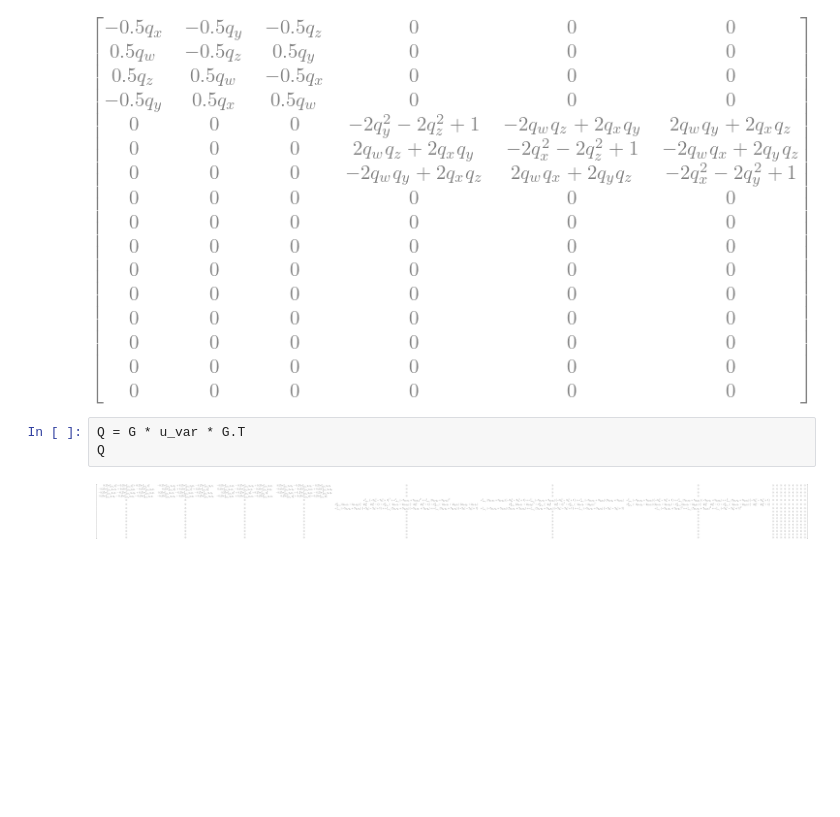
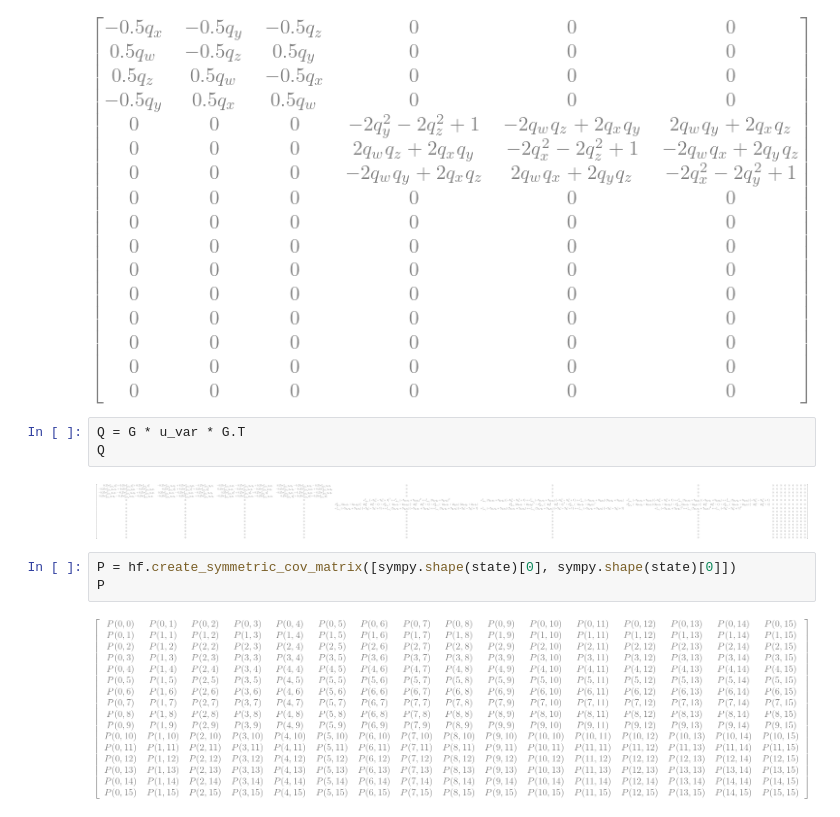
Before and after one commit to lennartalff/state_estimation, a Jupyter notebook: equations/ekf.ipynb, the cells around one changed output. Drawn from its saved outputs; the diff is of its cells as text; blank space fills up the shorter version.

```diff
--- a/equations/ekf.ipynb
+++ b/equations/ekf.ipynb
@@ -185,4 +185,9 @@ Q = G * u_var * G.T
 Q
 # %% [output]
 [figure]
+# %%
+P = hf.create_symmetric_cov_matrix([sympy.shape(state)[0], sympy.shape(state)[0]])
+P
+# %% [output]
+[figure, added]
 # %%
```
Also changed, not shown: parts of 2 cells of this notebook, 1 other file.
